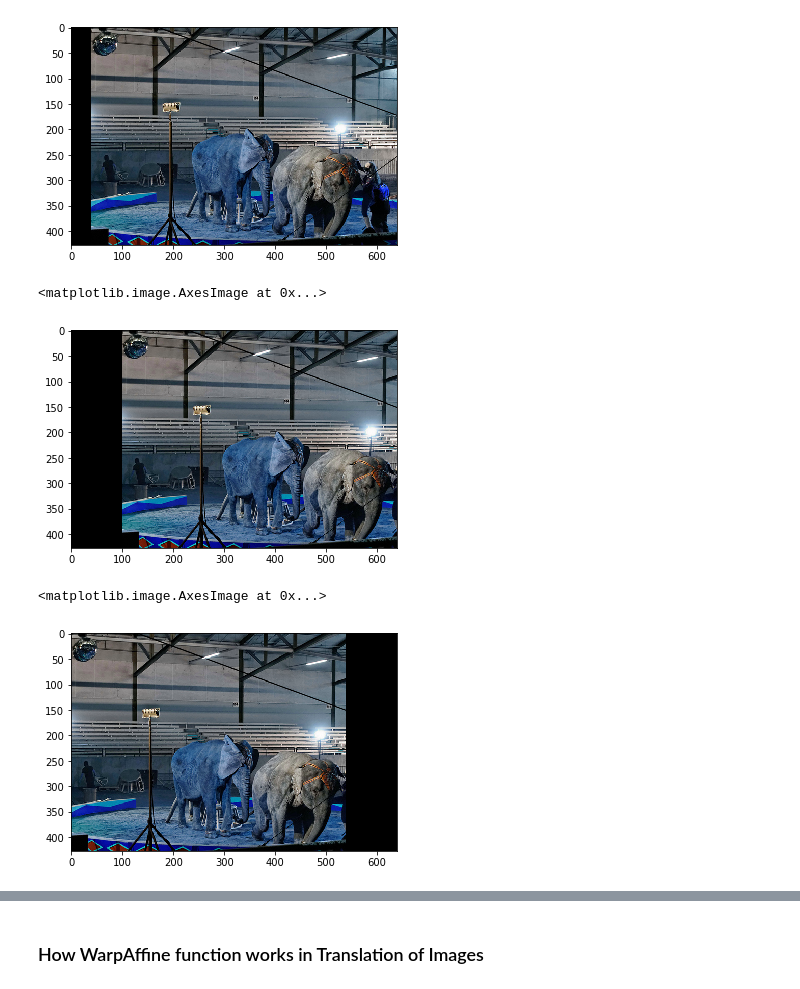
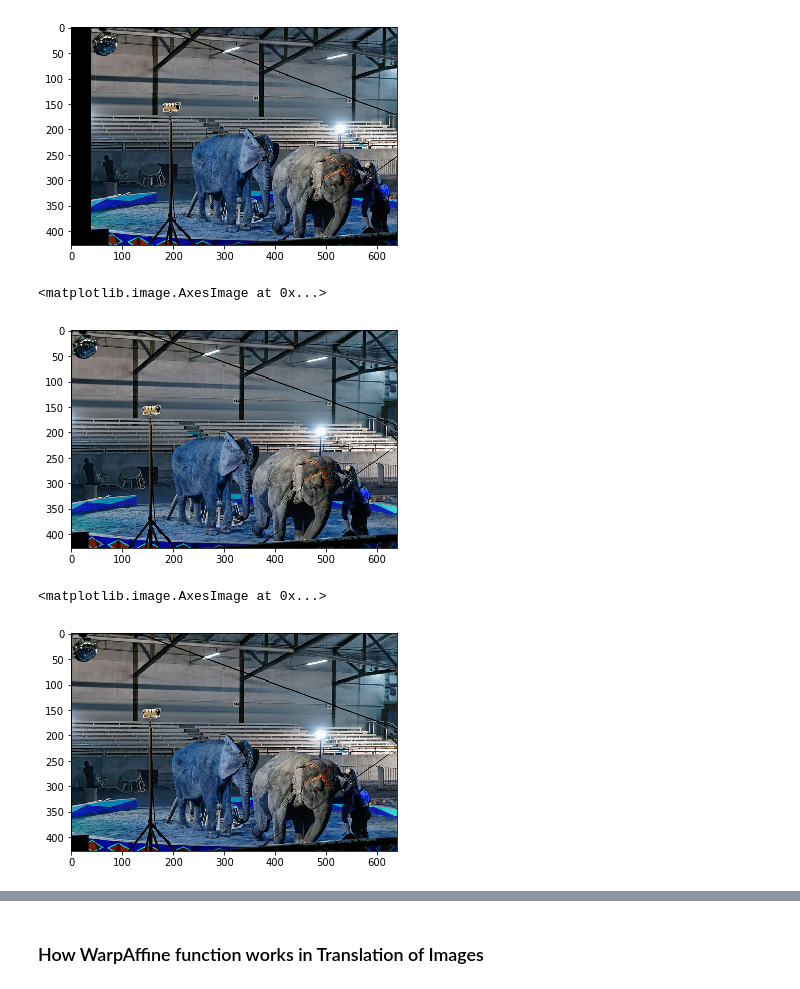
Before and after one commit to Arushi04/Computer-Vision, a Jupyter notebook: Assignment2.ipynb, the cells around one changed output, grey strips where cells are left out. Saved outputs shown, nothing was run; the diff lists cells and outputs as text; code cells hidden in the pictures.

Commit message:
added image translation methods

```diff
--- a/Assignment2.ipynb
+++ b/Assignment2.ipynb
@@ -54,41 +56,37 @@ plt.imshow(new_arr)
 <matplotlib.image.AxesImage at 0x...>
 [figure]
 # %%
-#to shift col by col
-
-img = cv2.imread('practice_data/elephants.jpg')
-
-def shift_right(img):
+#Translation the image column by column
+def shift_right(img,k):
     height = img.shape[0]
     width = img.shape[1];
     for i in range(width-1,0,-1):
         img[:,i] = img[:,i-1]
     img[:,0]=np.array([0,0,0])
     return img
 
-for i in range(100):
-    new_arr = shift_right(img)
+image = cv2.imread('practice_data/elephants.jpg')
+new_arr = shift_right(image, k=140)
 plt.imshow(new_arr)
 # %% [output]
 <matplotlib.image.AxesImage at 0x...>
-[figure, old version]
+[figure, new version]
 # %%
 #to shift col and rows and appending the padding to it
 
 img = cv2.imread('practice_data/elephants.jpg')
 
-def shift_right(img,k):
+def shift_left_opt(img,k):
     height = img.shape[0]
     width = img.shape[1];
-    new_img = img[:,:width-k]
+    img = img[:,:width-k]
 
     pad_right = np.zeros((height,k,3), dtype='uint8')
-    img = np.append(new_img,pad_right,axis=1)
+    img = np.append(img,pad_right,axis=1)
     return img
 
-for i in range(100):
-    new_arr = shift_right(img,100)
+    new_arr = shift_left_opt(img,40)
 plt.imshow(new_arr)
 # %% [output]
 <matplotlib.image.AxesImage at 0x...>
-[figure, old version]
+[figure, new version]
```
Also changed, not shown: parts of 2 cells of this notebook.
